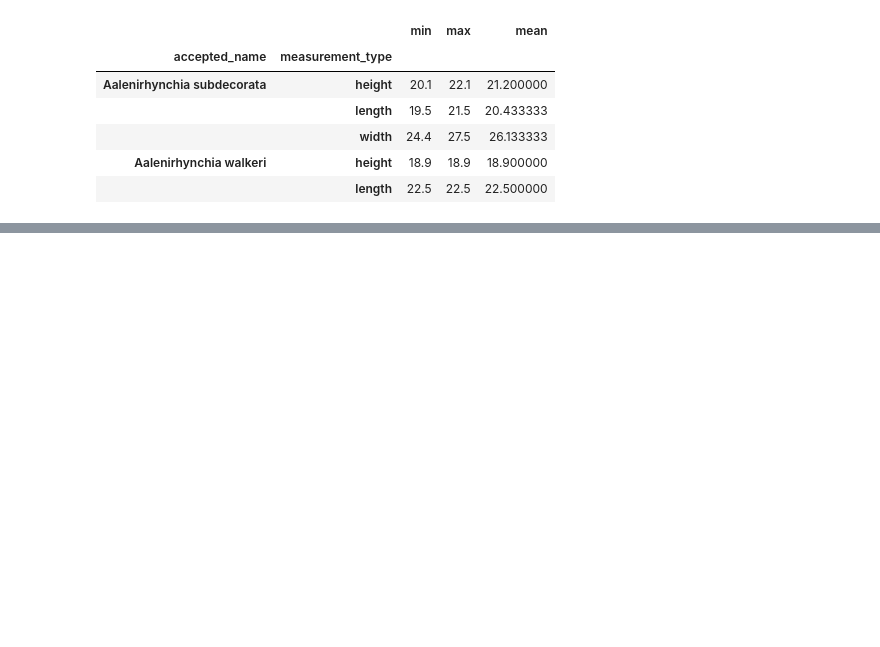
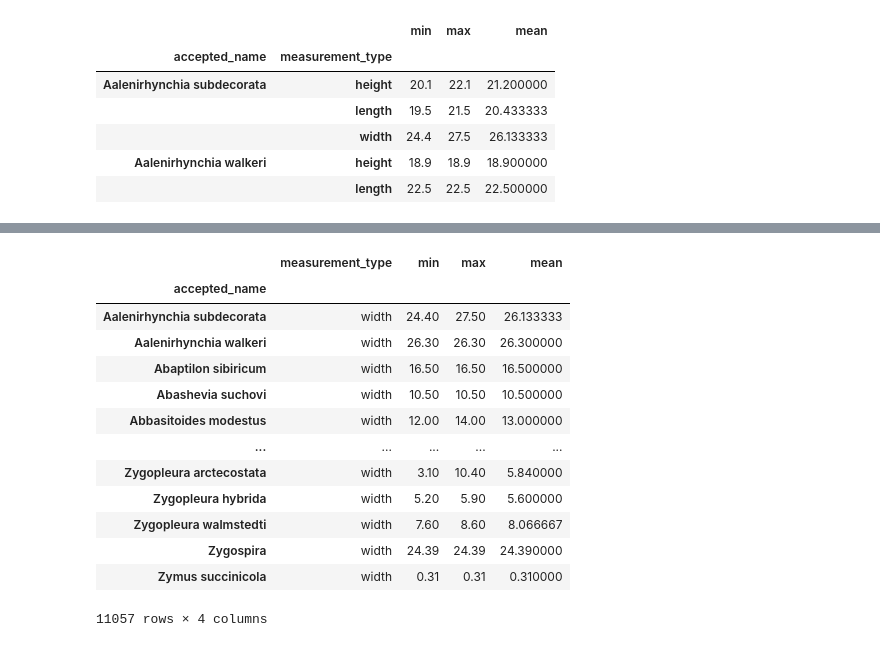
Before and after one commit to loustephjones/Solo-dino-project-DSPT7, a Jupyter notebook: new_start.ipynb, the cells around one changed output, grey strips where cells are left out. Cells and saved outputs as stored; diff of their text form; code cells hidden in the pictures; blank space fills up the shorter version.

```diff
--- a/new_start.ipynb
+++ b/new_start.ipynb
@@ -195,0 +217,17 @@ measured_data.reset_index(level="measurement_type")
+# %%
+measured_data[measured_data["measurement_type"] == "width"]
+# %% [output]
+|  | measurement_type | min | max | mean |
+| accepted_name |  |  |  |  |
+| Aalenirhynchia subdecorata | width | 24.40 | 27.50 | 26.133333 |
+| Aalenirhynchia walkeri | width | 26.30 | 26.30 | 26.300000 |
+| Abaptilon sibiricum | width | 16.50 | 16.50 | 16.500000 |
+| Abashevia suchovi | width | 10.50 | 10.50 | 10.500000 |
+| Abbasitoides modestus | width | 12.00 | 14.00 | 13.000000 |
+| ... | ... | ... | ... | ... |
+| Zygopleura arctecostata | width | 3.10 | 10.40 | 5.840000 |
+| Zygopleura hybrida | width | 5.20 | 5.90 | 5.600000 |
+| Zygopleura walmstedti | width | 7.60 | 8.60 | 8.066667 |
+| Zygospira | width | 24.39 | 24.39 | 24.390000 |
+| Zymus succinicola | width | 0.31 | 0.31 | 0.310000 |
+11057 rows × 4 columns
```
Also changed, not shown: parts of 6 cells of this notebook.
